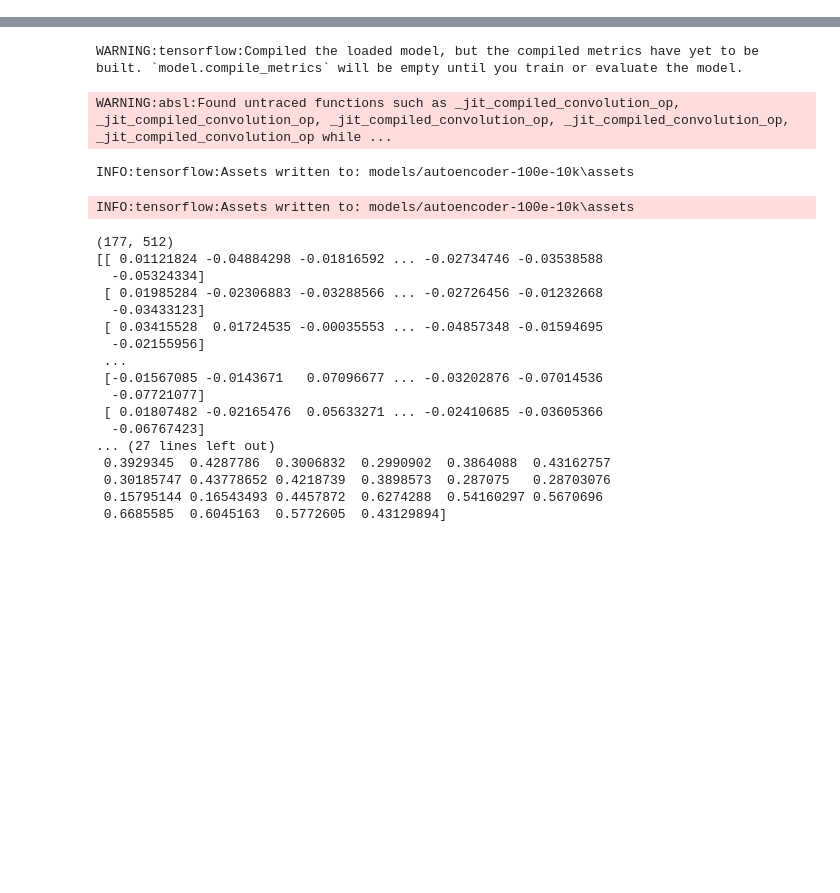
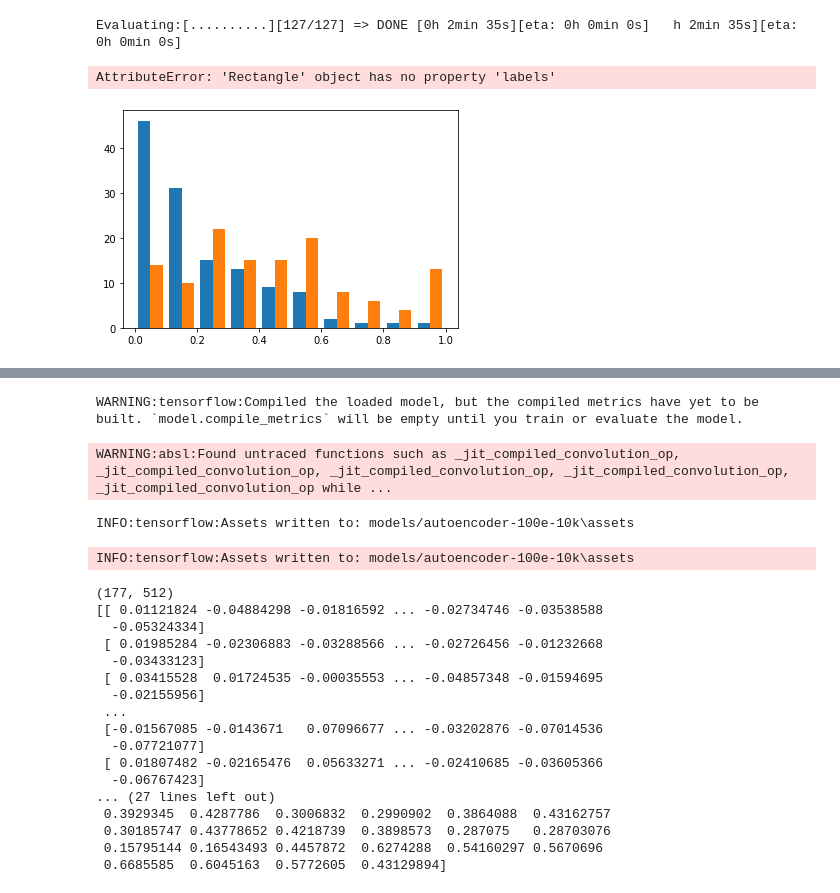
Before and after one commit to radkoder/Text-Segmentation, a Jupyter notebook: src/playground.ipynb, the cells around one changed output, grey strips where cells are left out. Saved outputs shown, nothing was run; the diff lists cells and outputs as text; code cells hidden in the pictures; blank space fills up the shorter version.

```diff
--- a/src/playground.ipynb
+++ b/src/playground.ipynb
@@ -143,15 +10,0 @@ with EmbeddedDataset('wiki_segments_trans_300.npz') as ds:
-# %%
-def make_segmat(seg,emb):
-    segs = segments.tags_to_array(seg)
-    ezemb = np.ones_like(emb[:,0]) * segs
-    return np.array([[1-np.clip(i+j,0,1) for j in ezemb] for i in ezemb])
-
-with EmbeddedDataset('choi_segments.npz') as ds:
-    Es = ds.get_embeddings()[0:10]
-    elist = [np.inner(e,e) for e in ds[Es]]
-    ylist = [make_segmat(ds[ds.segmentation(e)],ds[e]) for e in Es]
-
-print([e.shape for e in elist])
-print([y.shape for y in ylist])
-plt.matshow(ylist[5])
-plt.matshow(elist[5])
@@ -297,3 +81,20 @@ ________________________________________________________________________________
+# %%
+from algorithms import boundary_classifier, segments
+from models import cnn_boundary_classifier as cnn_model
+from datasets import EmbeddedDataset
+import matplotlib.pyplot as plt
+import evaluation
+
+model = cnn_model.load("cnn_model")
+
+bcnn = boundary_classifier.with_params(classifier = model)
+with EmbeddedDataset('wiki_segments_trans_300.npz') as ds:
+    p,w = evaluation.evaluate_segmenter(ds,bcnn,4)
+    plt.hist([p,w], label=["Pk", "WD"])
+# %% [output]
+Evaluating:[..........][127/127] => DONE [0h 2min 35s][eta: 0h 0min 0s]   h 2min 35s][eta: 0h 0min 0s]
+AttributeError: 'Rectangle' object has no property 'labels'
+[figure, added]
 # %%
 from math import floor
 import tensorflow as tf
```
Also changed, not shown: parts of 19 cells of this notebook, 11 other files.
